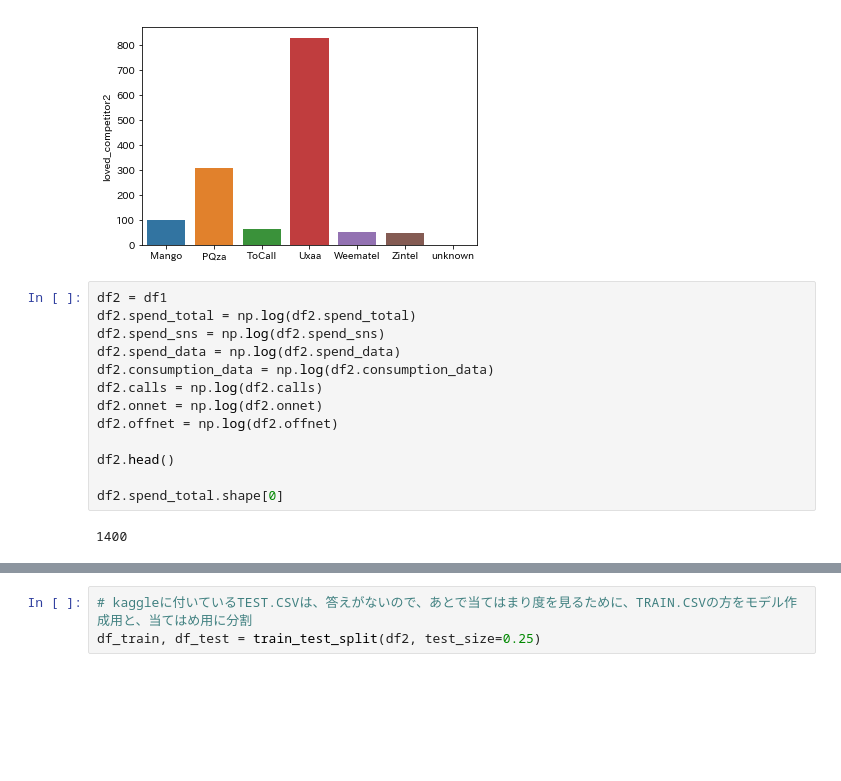
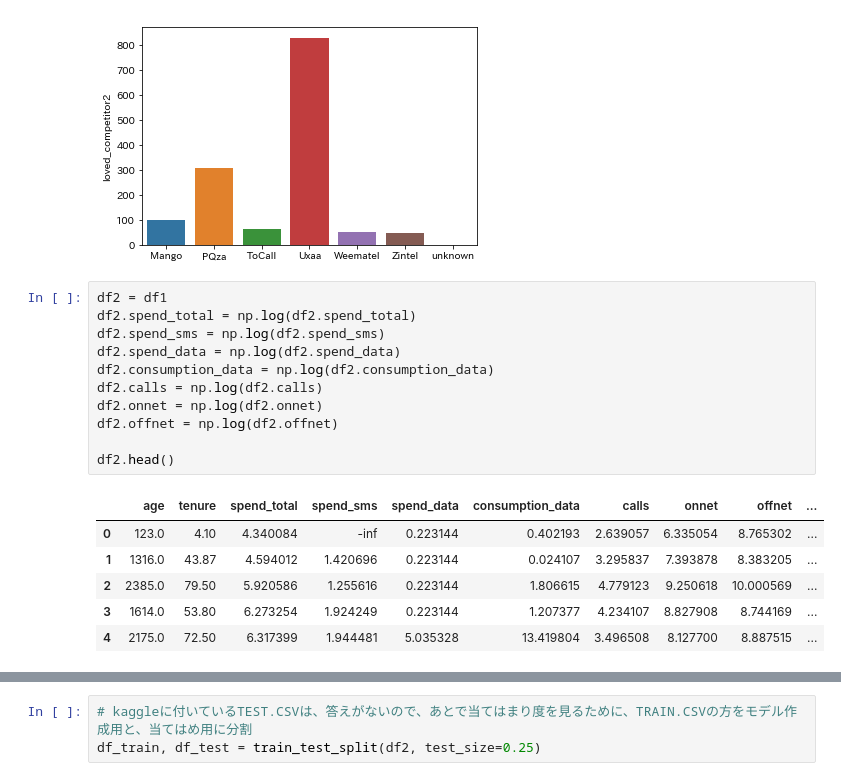
Before and after one commit to 3ign0n/hw8, a Jupyter notebook: index.ipynb, the cells around one changed output, grey strips where cells are left out. Drawn from its saved outputs; the diff is of its cells as text; blank space fills up the shorter version.

```diff
--- a/index.ipynb
+++ b/index.ipynb
@@ -281,15 +279,18 @@ sns.barplot(x=df1.loved_competitor2.value_counts().index, y=df1.loved_competitor
 # %%
 df2 = df1
 df2.spend_total = np.log(df2.spend_total)
-df2.spend_sns = np.log(df2.spend_sns)
+df2.spend_sms = np.log(df2.spend_sms)
 df2.spend_data = np.log(df2.spend_data)
 df2.consumption_data = np.log(df2.consumption_data)
 df2.calls = np.log(df2.calls)
 df2.onnet = np.log(df2.onnet)
 df2.offnet = np.log(df2.offnet)
 
 df2.head()
-
-df2.spend_total.shape[0]
 # %% [output]
-1400
+|  | age | tenure | spend_total | spend_sms | spend_data | consumption_data | calls | onnet | offnet | ... |
+| 0 | 123.0 | 4.10 | 4.340084 | -inf | 0.223144 | 0.402193 | 2.639057 | 6.335054 | 8.765302 | ... |
+| 1 | 1316.0 | 43.87 | 4.594012 | 1.420696 | 0.223144 | 0.024107 | 3.295837 | 7.393878 | 8.383205 | ... |
+| 2 | 2385.0 | 79.50 | 5.920586 | 1.255616 | 0.223144 | 1.806615 | 4.779123 | 9.250618 | 10.000569 | ... |
+| 3 | 1614.0 | 53.80 | 6.273254 | 1.924249 | 0.223144 | 1.207377 | 4.234107 | 8.827908 | 8.744169 | ... |
+| 4 | 2175.0 | 72.50 | 6.317399 | 1.944481 | 5.035328 | 13.419804 | 3.496508 | 8.127700 | 8.887515 | ... |
```
Also changed, not shown: parts of 10 cells of this notebook, 1 other file.
